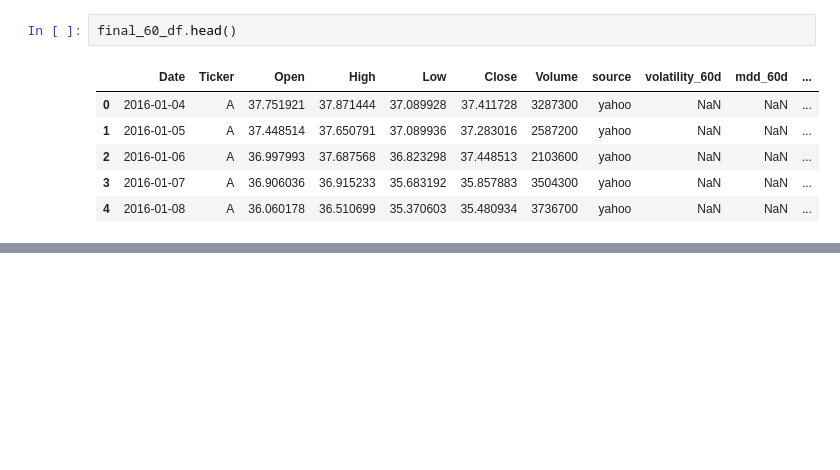
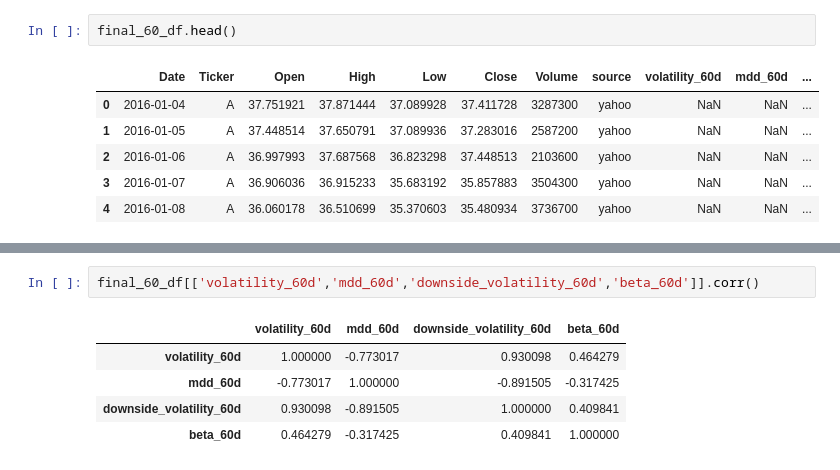
Before and after one commit to higenie22/stock-to-rich-Mid-project, a Jupyter notebook: notebooks/02_preprocessing.ipynb, the cells around one changed output, grey strips where cells are left out. Saved outputs shown, nothing was run; the diff lists cells and outputs as text; blank space fills up the shorter version.

```diff
--- a/notebooks/02_preprocessing.ipynb
+++ b/notebooks/02_preprocessing.ipynb
@@ -123,0 +140,8 @@ final_120_df.tail()
+# %%
+final_60_df[['volatility_60d','mdd_60d','downside_volatility_60d','beta_60d']].corr()
+# %% [output]
+|  | volatility_60d | mdd_60d | downside_volatility_60d | beta_60d |
+| volatility_60d | 1.000000 | -0.773017 | 0.930098 | 0.464279 |
+| mdd_60d | -0.773017 | 1.000000 | -0.891505 | -0.317425 |
+| downside_volatility_60d | 0.930098 | -0.891505 | 1.000000 | 0.409841 |
+| beta_60d | 0.464279 | -0.317425 | 0.409841 | 1.000000 |
```
Also changed, not shown: parts of 8 cells of this notebook, 2 other files.
